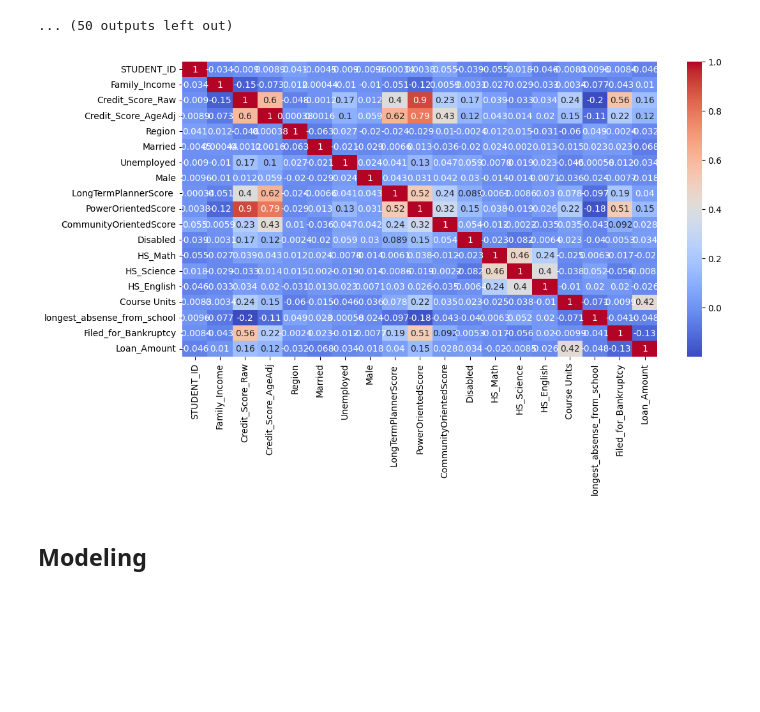
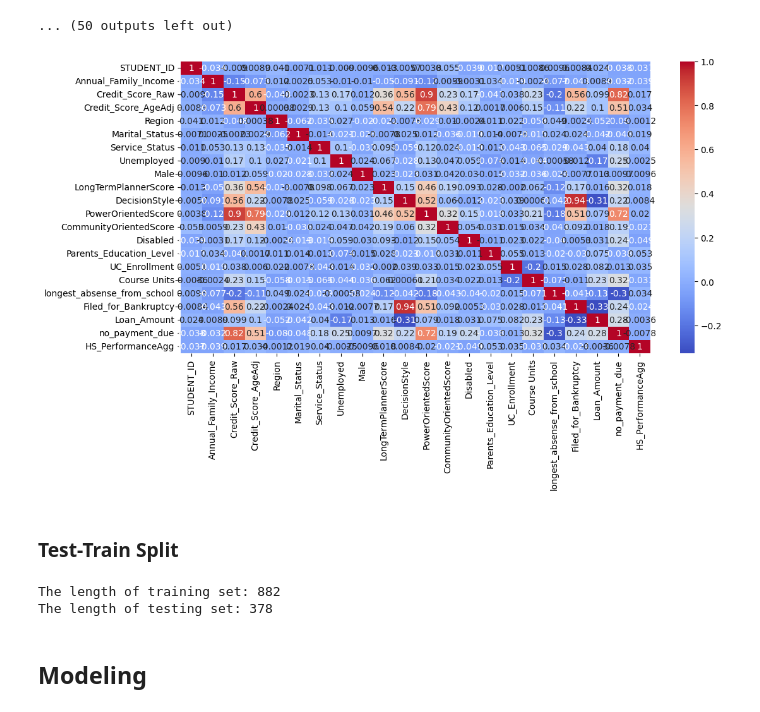
Before and after one commit to mjvillamayor/IST340-Final-Project, a Jupyter notebook: KDDM_Project.ipynb, the cells around one changed output. Saved outputs shown, nothing was run; the diff lists cells and outputs as text; code cells hidden in the pictures; blank space fills up the shorter version.

```diff
--- a/KDDM_Project.ipynb
+++ b/KDDM_Project.ipynb
@@ -1406,7 +1406,7 @@ print(df_model['Loan_Amount'].median())
 df_model['Loan_Amount'] = pd.cut(
     df_model['Loan_Amount'],
     bins=[-np.inf, 18329, np.inf],
-    labels=['<18329', '18329+'],
+    labels=['<$18329', '$18329+'],
     right=False
 )
 df_model['Loan_Amount'].value_counts()
@@ -1460,24 +1460,25 @@ There are no outliers in Credit_Score_Raw.
 [figure]
 ... (50 outputs left out)
 # %%
+# Prepare to see correlation heatmap
 import seaborn as sns
-%config InLineBackend.figure_format = 'svg'
 
-df_correlation = df
-df_columns = list(df.columns)
-plt.figure(figsize=(12,6))
-g = sns.heatmap(df_correlation[df_columns].corr(),
-                annot=True,
-                cmap = "coolwarm")
+df_correlation = df_model.copy()
+df_correlation['Service_Status'] = df_correlation['Service_Status'].map({'Enlisted': 1, 'Not Enlisted': 0})
+df_correlation['LongTermPlannerScore'] = df_correlation['LongTermPlannerScore'].map({'Low': 1, 'Medium': 2, 'High': 3})
+df_correlation['DecisionStyle'] = df_correlation['DecisionStyle'].map({'Analytical': 1, 'Emotional': 0})
+df_correlation['Parents_Education_Level'] = df_correlation['Parents_Education_Level'].map({'HS or Lower': 1, "Bachelor's": 2, 'Graduate': 3})
+df_correlation['UC_Enrollment'] = df_correlation['UC_Enrollment'].map({'UC Enrolled': 1, 'Not UC Enrolled': 0})
+df_correlation['Loan_Amount'] = df_correlation['Loan_Amount'].map({'<$18329': 0, '$18329+': 1})
+df_correlation['no_payment_due'] = df_correlation['no_payment_due'].map({'neg': 0, 'pos': 1})
-# %%
-import seaborn as sns
-%config InLineBackend.figure_format = 'svg'
-
-df_correlation = df
-df_columns = list(df.columns)
-plt.figure(figsize=(12,6))
-g = sns.heatmap(df_correlation[df_columns].corr(numeric_only=True),
-                annot=True,
-                cmap = "coolwarm")
-# %% [output]
-[figure, removed]
+# %%
+# Visualize the correlation heatmap
+%config InLineBackend.figure_format = 'svg'
+
+df_columns = list(df_correlation.columns)
+plt.figure(figsize=(12,6))
+g = sns.heatmap(df_correlation[df_columns].corr(),
+                annot=True,
+                cmap = "coolwarm")
+# %% [output]
+[figure, added]
@@ -1483,0 +1488,2 @@ g = sns.heatmap(df_correlation[df_columns].corr(numeric_only=True),
+# %% [markdown]
+### Test-Train Split
@@ -1484,3 +1494,12 @@ g = sns.heatmap(df_correlation[df_columns].corr(numeric_only=True),
+# %%
+X_train, X_test, y_train, y_test = train_test_split(df_model.drop(labels = ['STUDENT_ID', 'no_payment_due'], axis = 1),
+df_model['no_payment_due'], stratify = df_model['no_payment_due'],
+test_size=0.3, random_state=101)
+print("The length of training set:", len(X_train))
+print("The length of testing set:", len(X_test))
+# %% [output]
+The length of training set: 882
+The length of testing set: 378
 # %% [markdown]
 ## Modeling
 # %% [markdown]
```
Also changed, not shown: parts of 3 cells of this notebook, 2 other files.
